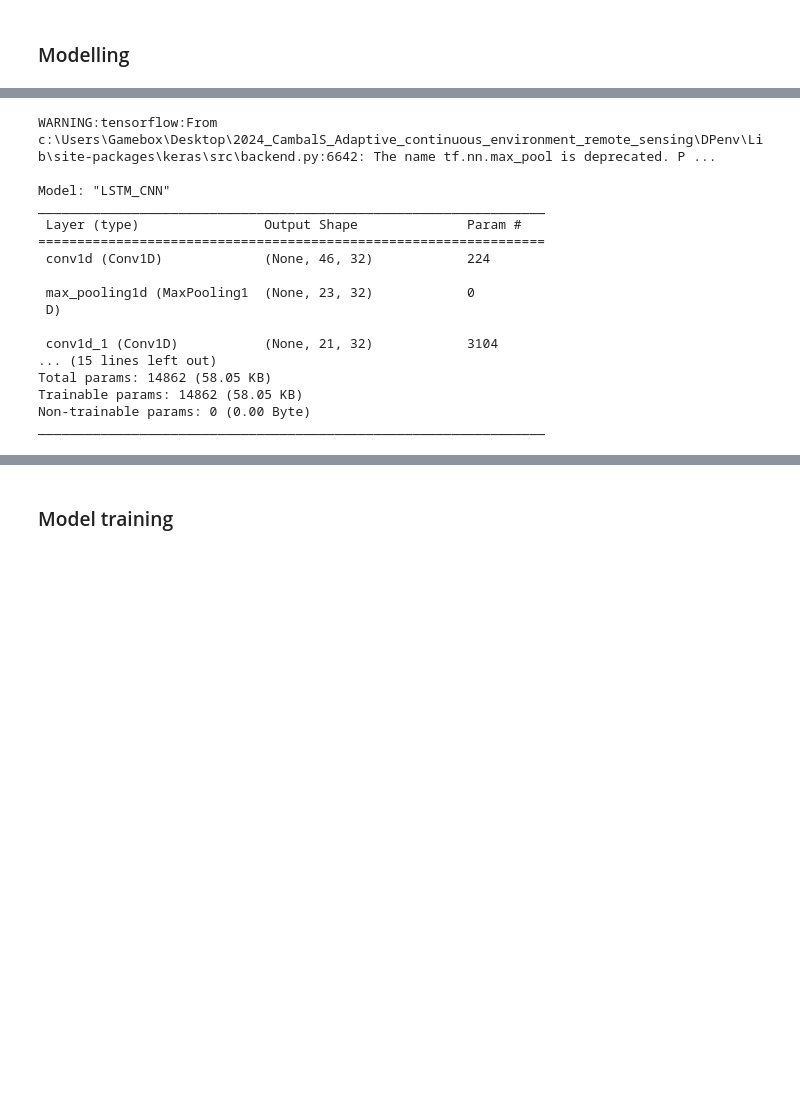
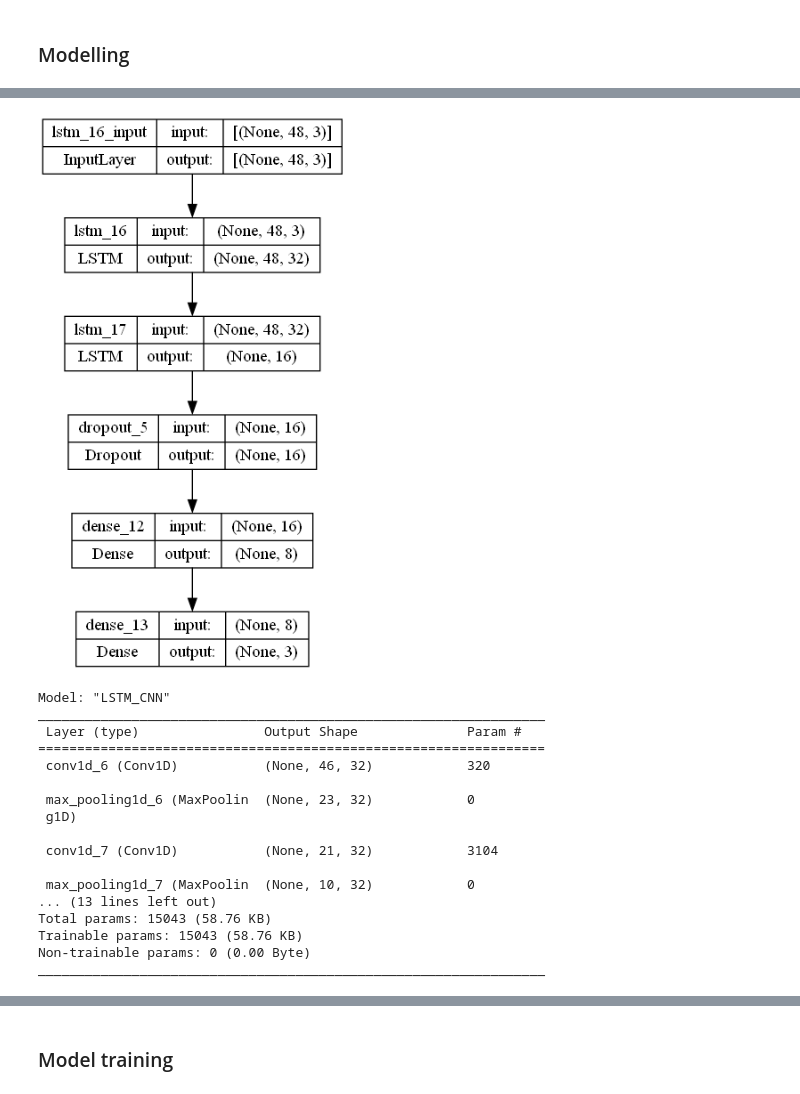
Before and after one commit to FIIT-MSc-projects/2024_CambalS_Adaptive_continuous_environment_remote_sensing, a Jupyter notebook: notebooks/1.0-lstm.ipynb, the cells around one changed output, grey strips where cells are left out. Cells and saved outputs as stored; diff of their text form; code cells hidden in the pictures; blank space fills up the shorter version.

```diff
--- a/notebooks/1.0-lstm.ipynb
+++ b/notebooks/1.0-lstm.ipynb
@@ -117,15 +160,19 @@ tf.keras.utils.plot_model(lstm, to_file='lstm.png', show_shapes=True)
+# %%
+tf.keras.utils.plot_model(lstm2, to_file='lstm2.png', show_shapes=True)
+# %% [output]
+[figure, added]
 # %%
 def lstm_cnn_model(lr=0.001):
     model = tf.keras.Sequential([
         layers.Conv1D(32, activation='relu', kernel_size=3, input_shape=(train_X.shape[1], train_X.shape[2])),
-        layers.MaxPooling1D(2),
+        layers.MaxPooling1D(),
         layers.Conv1D(32, activation='relu', kernel_size=3),
         layers.MaxPooling1D(2),
         layers.LSTM(32, activation='relu', input_shape=(train_X.shape[1], train_X.shape[2]), return_sequences=True),
         layers.LSTM(16, activation='relu', return_sequences=False),
         layers.Dropout(0.2),
-        layers.Dense(4, activation='relu'),
-        layers.Dense(2)
+        layers.Dense(8, activation='relu'),
+        layers.Dense(3)
     ], name='LSTM_CNN')
 
     model.compile(
@@ -142,21 +189,21 @@ def lstm_cnn_model(lr=0.001):
 lstm_cnn = lstm_cnn_model()
 lstm_cnn.summary()
 # %% [output]
-WARNING:tensorflow:From c:\Users\Gamebox\Desktop\2024_CambalS_Adaptive_continuous_environment_remote_sensing\DPenv\Lib\site-packages\keras\src\backend.py:6642: The name tf.nn.max_pool is deprecated. P ...
-
 Model: "LSTM_CNN"
 _________________________________________________________________
  Layer (type)                Output Shape              Param #
 =================================================================
- conv1d (Conv1D)             (None, 46, 32)            224
+ conv1d_6 (Conv1D)           (None, 46, 32)            320
 
- max_pooling1d (MaxPooling1  (None, 23, 32)            0
- D)
+ max_pooling1d_6 (MaxPoolin  (None, 23, 32)            0
+ g1D)
 
- conv1d_1 (Conv1D)           (None, 21, 32)            3104
-... (15 lines left out)
-Total params: 14862 (58.05 KB)
-Trainable params: 14862 (58.05 KB)
+ conv1d_7 (Conv1D)           (None, 21, 32)            3104
+
+ max_pooling1d_7 (MaxPoolin  (None, 10, 32)            0
+... (13 lines left out)
+Total params: 15043 (58.76 KB)
+Trainable params: 15043 (58.76 KB)
 Non-trainable params: 0 (0.00 Byte)
 _________________________________________________________________
 # %%
```
Also changed, not shown: parts of 25 cells of this notebook, 22 other files.
